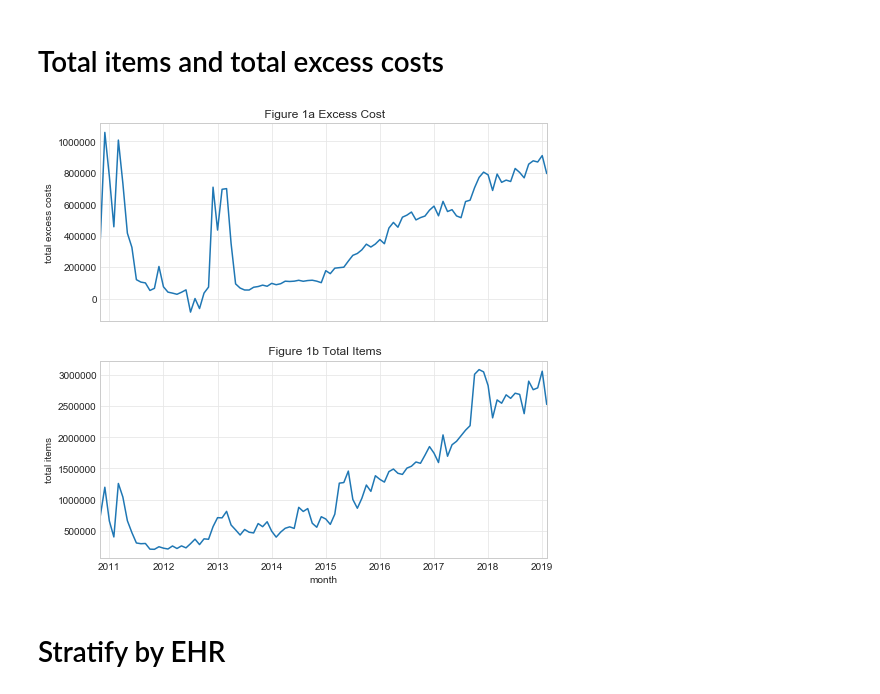
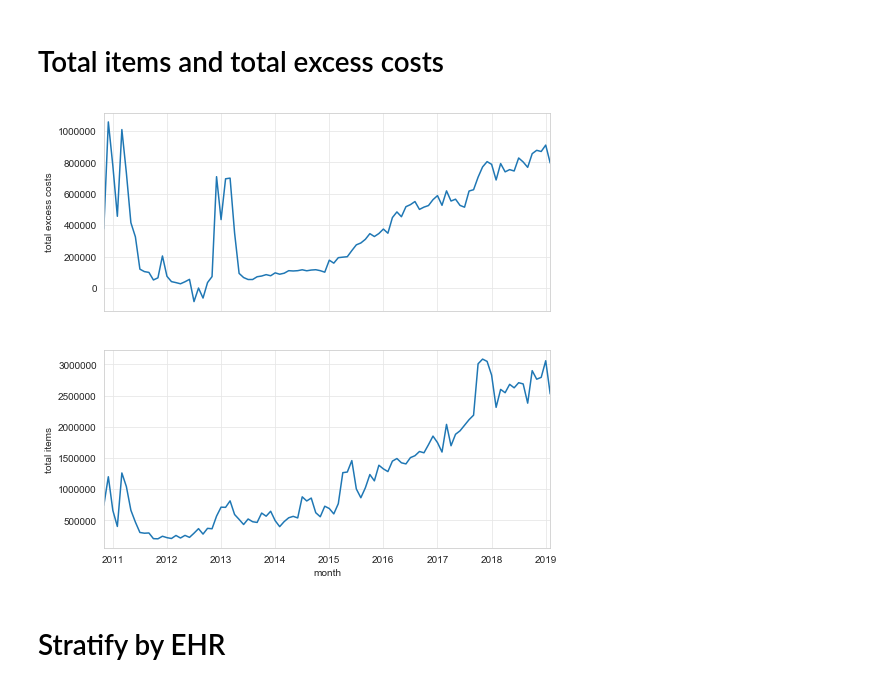
Before and after one commit to ebmdatalab/ghost_branded_generics_paper, a Jupyter notebook: Ghost Branded Generics.ipynb, the cells around one changed output. Saved outputs shown, nothing was run; the diff lists cells and outputs as text; code cells hidden in the pictures.

```diff
--- a/Ghost Branded Generics.ipynb
+++ b/Ghost Branded Generics.ipynb
@@ -128,18 +128,16 @@ plt.show()
 # %%
 f = plt.figure(figsize=(8, 8))
 layout = gridspec.GridSpec(2, 1, figure=f)
 top_plot = plt.subplot(layout[0])
 bottom_plot = plt.subplot(layout[1], sharex=top_plot)  # Share the Y axis
 
 ax = practice.groupby('month').sum()['possible_savings'].plot(ax=top_plot)
-ax.set_title(' Figure 1a Excess Cost')
 ax.set_ylabel('total excess costs')
 ax = practice.groupby('month').sum()['items'].plot(ax=bottom_plot)
 ax.set_ylabel('total items')
-ax.set_title(' Figure 1b Total Items')
 plt.show()
 # %% [output]
-[figure, old version]
+[figure, new version]
 # %% [markdown]
 # Stratify by EHR
 # %%
```
Also changed, not shown: parts of 8 cells of this notebook.
